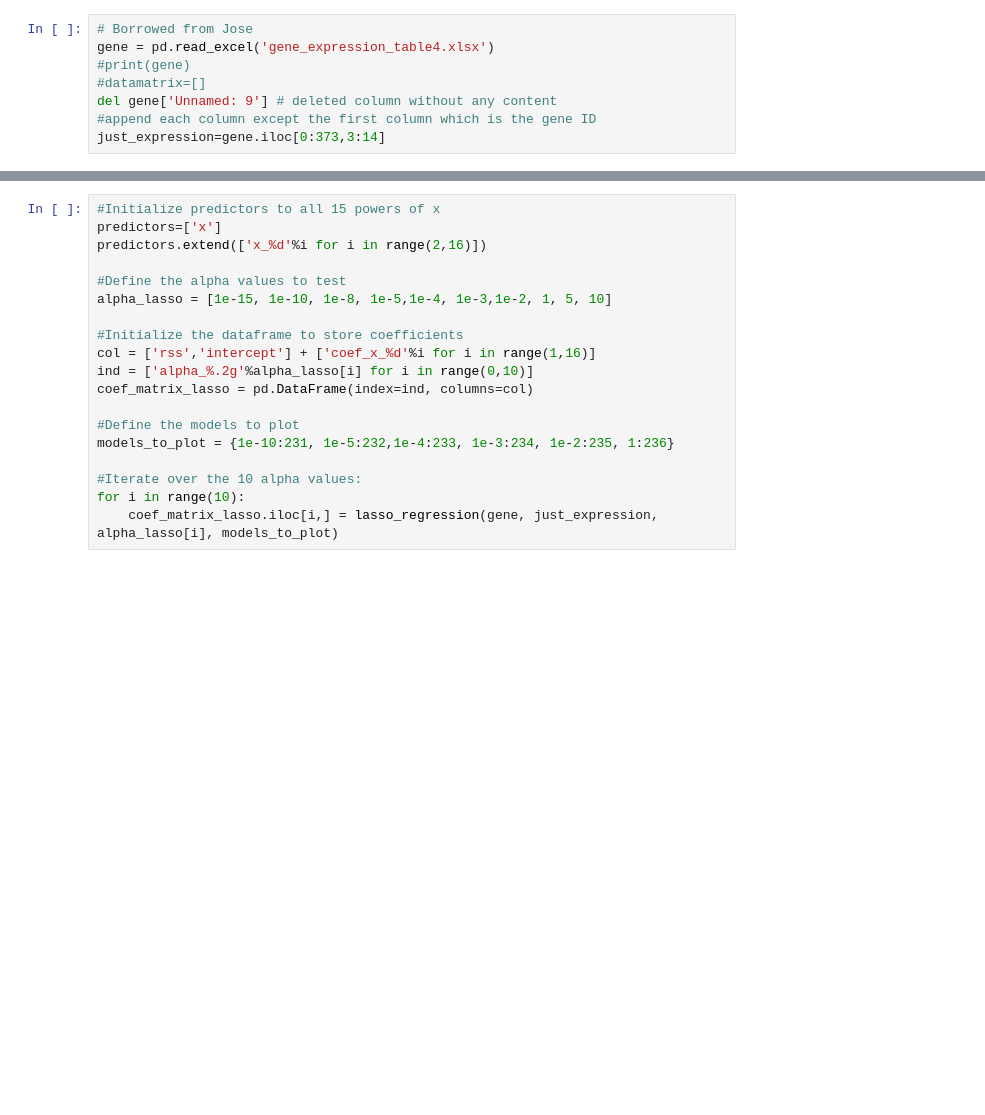
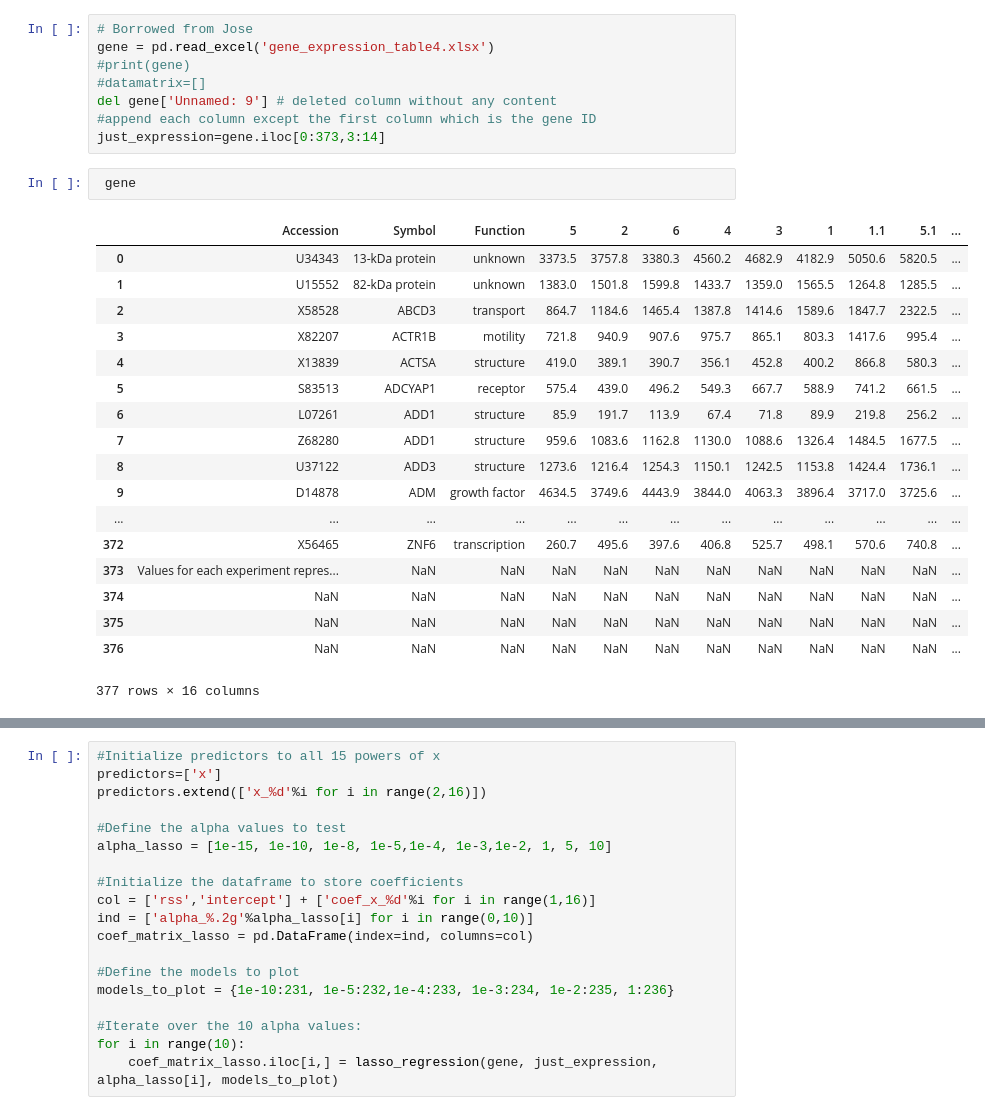
Before and after one commit to UW-Biol419-Wi2017/BRCA1-GENES_PROJECT, a Jupyter notebook: Kianna code.ipynb, the cells around one changed output, grey strips where cells are left out. Drawn from its saved outputs; the diff is of its cells as text; blank space fills up the shorter version.

Commit message:
Another attempt to test function

```diff
--- a/Kianna code.ipynb
+++ b/Kianna code.ipynb
@@ -18,4 +18,25 @@ gene = pd.read_excel('gene_expression_table4.xlsx')
 del gene['Unnamed: 9'] # deleted column without any content
 #append each column except the first column which is the gene ID
 just_expression=gene.iloc[0:373,3:14]
+# %%
+ gene
+# %% [output]
+|  | Accession | Symbol | Function | 5 | 2 | 6 | 4 | 3 | 1 | 1.1 | 5.1 | ... |
+| 0 | U34343 | 13-kDa protein | unknown | 3373.5 | 3757.8 | 3380.3 | 4560.2 | 4682.9 | 4182.9 | 5050.6 | 5820.5 | ... |
+| 1 | U15552 | 82-kDa protein | unknown | 1383.0 | 1501.8 | 1599.8 | 1433.7 | 1359.0 | 1565.5 | 1264.8 | 1285.5 | ... |
+| 2 | X58528 | ABCD3 | transport | 864.7 | 1184.6 | 1465.4 | 1387.8 | 1414.6 | 1589.6 | 1847.7 | 2322.5 | ... |
+| 3 | X82207 | ACTR1B | motility | 721.8 | 940.9 | 907.6 | 975.7 | 865.1 | 803.3 | 1417.6 | 995.4 | ... |
+| 4 | X13839 | ACTSA | structure | 419.0 | 389.1 | 390.7 | 356.1 | 452.8 | 400.2 | 866.8 | 580.3 | ... |
+| 5 | S83513 | ADCYAP1 | receptor | 575.4 | 439.0 | 496.2 | 549.3 | 667.7 | 588.9 | 741.2 | 661.5 | ... |
+| 6 | L07261 | ADD1 | structure | 85.9 | 191.7 | 113.9 | 67.4 | 71.8 | 89.9 | 219.8 | 256.2 | ... |
+| 7 | Z68280 | ADD1 | structure | 959.6 | 1083.6 | 1162.8 | 1130.0 | 1088.6 | 1326.4 | 1484.5 | 1677.5 | ... |
+| 8 | U37122 | ADD3 | structure | 1273.6 | 1216.4 | 1254.3 | 1150.1 | 1242.5 | 1153.8 | 1424.4 | 1736.1 | ... |
+| 9 | D14878 | ADM | growth factor | 4634.5 | 3749.6 | 4443.9 | 3844.0 | 4063.3 | 3896.4 | 3717.0 | 3725.6 | ... |
+| ... | ... | ... | ... | ... | ... | ... | ... | ... | ... | ... | ... | ... |
+| 372 | X56465 | ZNF6 | transcription | 260.7 | 495.6 | 397.6 | 406.8 | 525.7 | 498.1 | 570.6 | 740.8 | ... |
+| 373 | Values for each experiment repres... | NaN | NaN | NaN | NaN | NaN | NaN | NaN | NaN | NaN | NaN | ... |
+| 374 | NaN | NaN | NaN | NaN | NaN | NaN | NaN | NaN | NaN | NaN | NaN | ... |
+| 375 | NaN | NaN | NaN | NaN | NaN | NaN | NaN | NaN | NaN | NaN | NaN | ... |
+| 376 | NaN | NaN | NaN | NaN | NaN | NaN | NaN | NaN | NaN | NaN | NaN | ... |
+377 rows × 16 columns
 # %%
```
Also changed, not shown: parts of 1 cell of this notebook, 1 other file.
